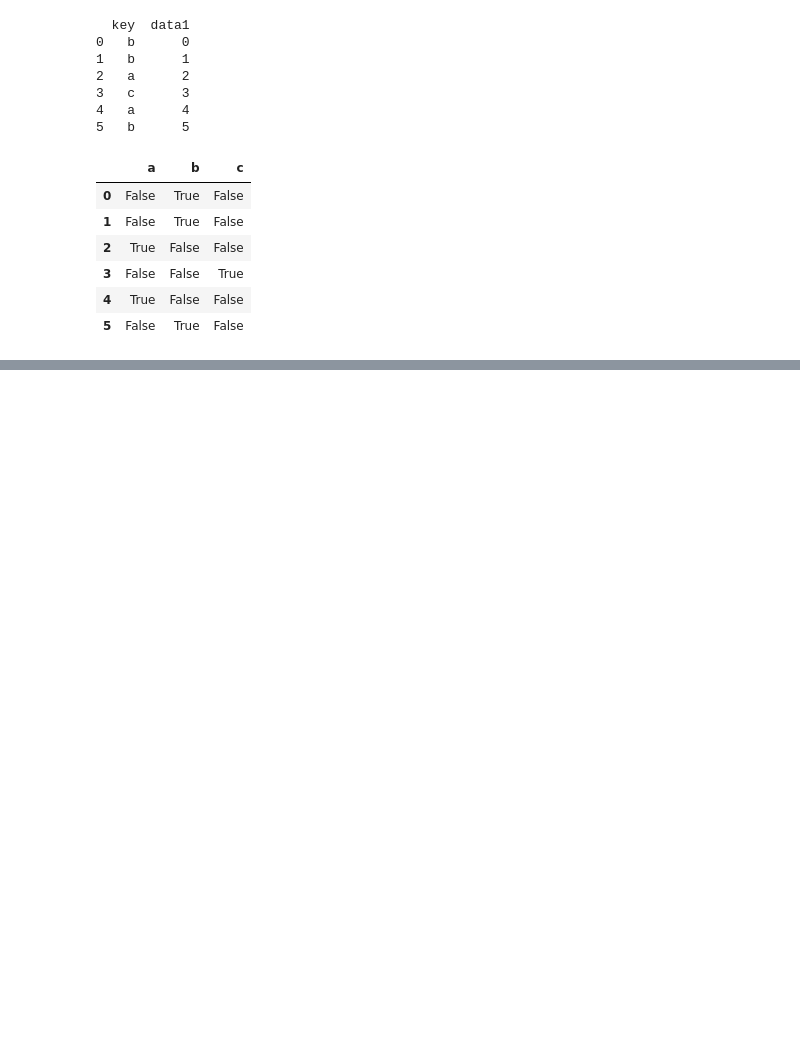
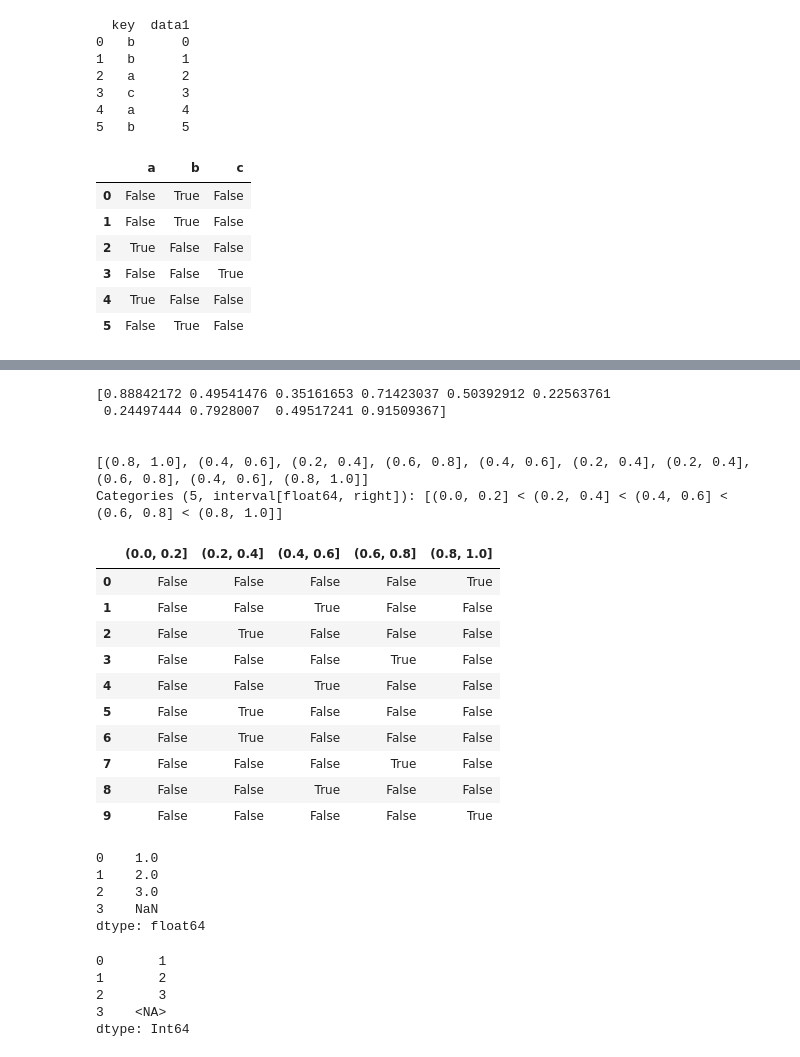
Before and after one commit to jrwaheed/Python-DataCleaning, a Jupyter notebook: DataTransformation.ipynb, the cells around one changed output, grey strips where cells are left out. Saved outputs shown, nothing was run; the diff lists cells and outputs as text; code cells hidden in the pictures; blank space fills up the shorter version.

Commit message:
dummies and cut

```diff
--- a/DataTransformation.ipynb
+++ b/DataTransformation.ipynb
@@ -360,0 +371,53 @@ pd.get_dummies(df_dummy["key"])
+# %%
+#COOL IMPLEMENTATION USING DUMMIES AND CUT
+
+values = np.random.uniform(size=10)
+
+bins = [0, 0.2, 0.4, 0.6, 0.8, 1]
+
+print(values)
+print('\n')
+
+print(pd.cut(values, bins))
+print('\n')
+
+
+pd.get_dummies(pd.cut(values, bins))
+# %% [output]
+[0.88842172 0.49541476 0.35161653 0.71423037 0.50392912 0.22563761
+ 0.24497444 0.7928007  0.49517241 0.91509367]
+
+
+[(0.8, 1.0], (0.4, 0.6], (0.2, 0.4], (0.6, 0.8], (0.4, 0.6], (0.2, 0.4], (0.2, 0.4], (0.6, 0.8], (0.4, 0.6], (0.8, 1.0]]
+Categories (5, interval[float64, right]): [(0.0, 0.2] < (0.2, 0.4] < (0.4, 0.6] < (0.6, 0.8] < (0.8, 1.0]]
+|  | (0.0, 0.2] | (0.2, 0.4] | (0.4, 0.6] | (0.6, 0.8] | (0.8, 1.0] |
+| 0 | False | False | False | False | True |
+| 1 | False | False | True | False | False |
+| 2 | False | True | False | False | False |
+| 3 | False | False | False | True | False |
+| 4 | False | False | True | False | False |
+| 5 | False | True | False | False | False |
+| 6 | False | True | False | False | False |
+| 7 | False | False | False | True | False |
+| 8 | False | False | True | False | False |
+| 9 | False | False | False | False | True |
+# %%
+sample = pd.Series([1,2,3,None])
+
+sample
+# %% [output]
+0    1.0
+1    2.0
+2    3.0
+3    NaN
+dtype: float64
+# %%
+sample_two = pd.Series([1,2,3,None], dtype=pd.Int64Dtype())
+
+sample_two
+# %% [output]
+0       1
+1       2
+2       3
+3    <NA>
+dtype: Int64
```
Also changed, not shown: parts of 6 cells of this notebook.
